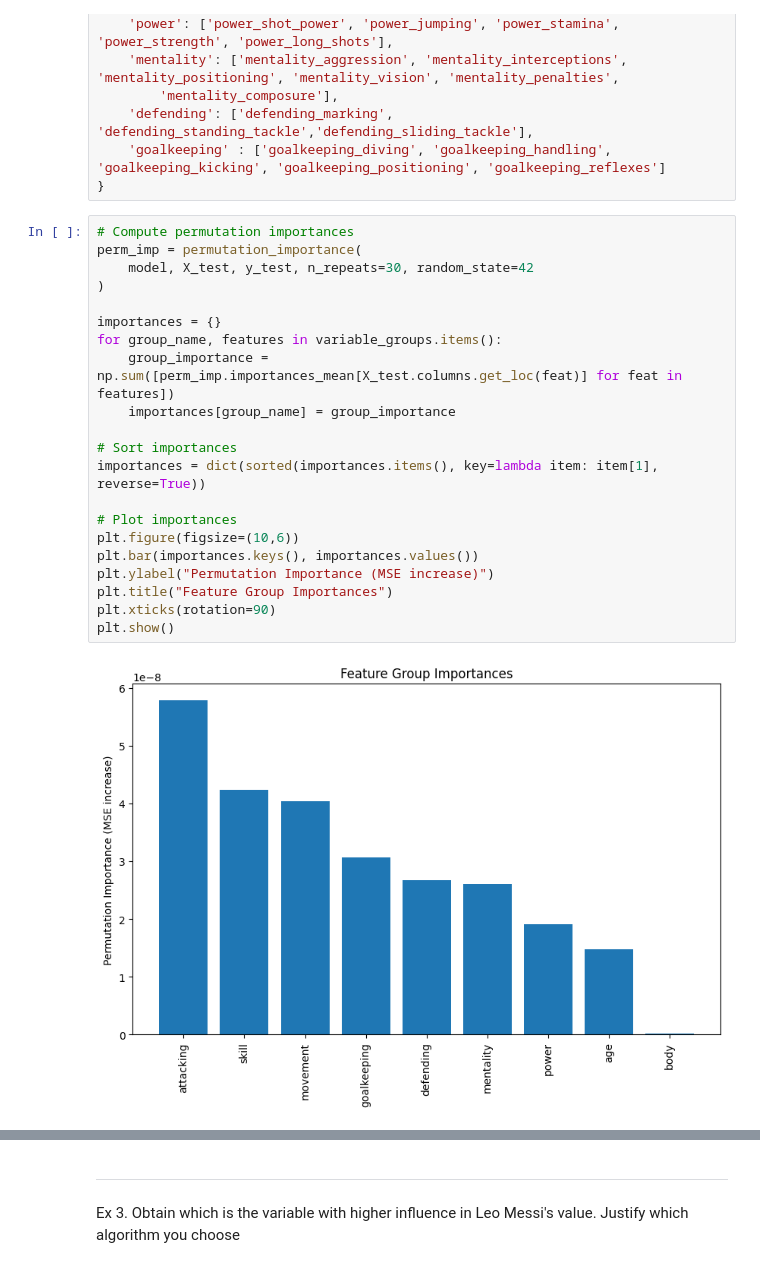
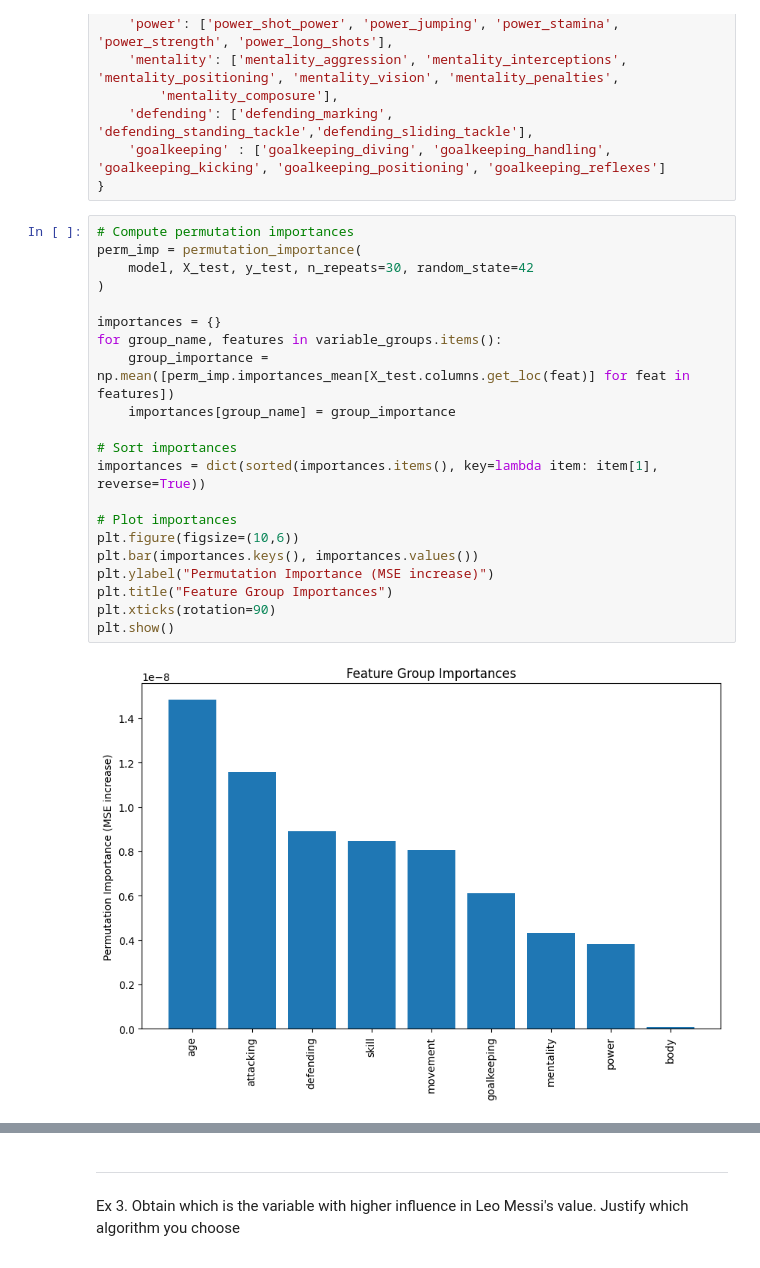
Before and after one commit to ICAI-IMAT-XAI/p1-tabular-methods-xAlexMGGx, a Jupyter notebook: notebook/exercise.ipynb, the cells around one changed output, grey strips where cells are left out. Saved outputs shown, nothing was run; the diff lists cells and outputs as text.

```diff
--- a/notebook/exercise.ipynb
+++ b/notebook/exercise.ipynb
@@ -118,23 +118,23 @@ variable_groups = {
 # %%
 # Compute permutation importances
 perm_imp = permutation_importance(
     model, X_test, y_test, n_repeats=30, random_state=42
 )
 
 importances = {}
 for group_name, features in variable_groups.items():
-    group_importance = np.sum([perm_imp.importances_mean[X_test.columns.get_loc(feat)] for feat in features])
+    group_importance = np.mean([perm_imp.importances_mean[X_test.columns.get_loc(feat)] for feat in features])
     importances[group_name] = group_importance
 
 # Sort importances
 importances = dict(sorted(importances.items(), key=lambda item: item[1], reverse=True))
 
 # Plot importances
 plt.figure(figsize=(10,6))
 plt.bar(importances.keys(), importances.values())
 plt.ylabel("Permutation Importance (MSE increase)")
 plt.title("Feature Group Importances")
 plt.xticks(rotation=90)
 plt.show()
 # %% [output]
-[figure, old version]
+[figure, new version]
```
Also changed, not shown: parts of 2 cells of this notebook, 5 other files.
